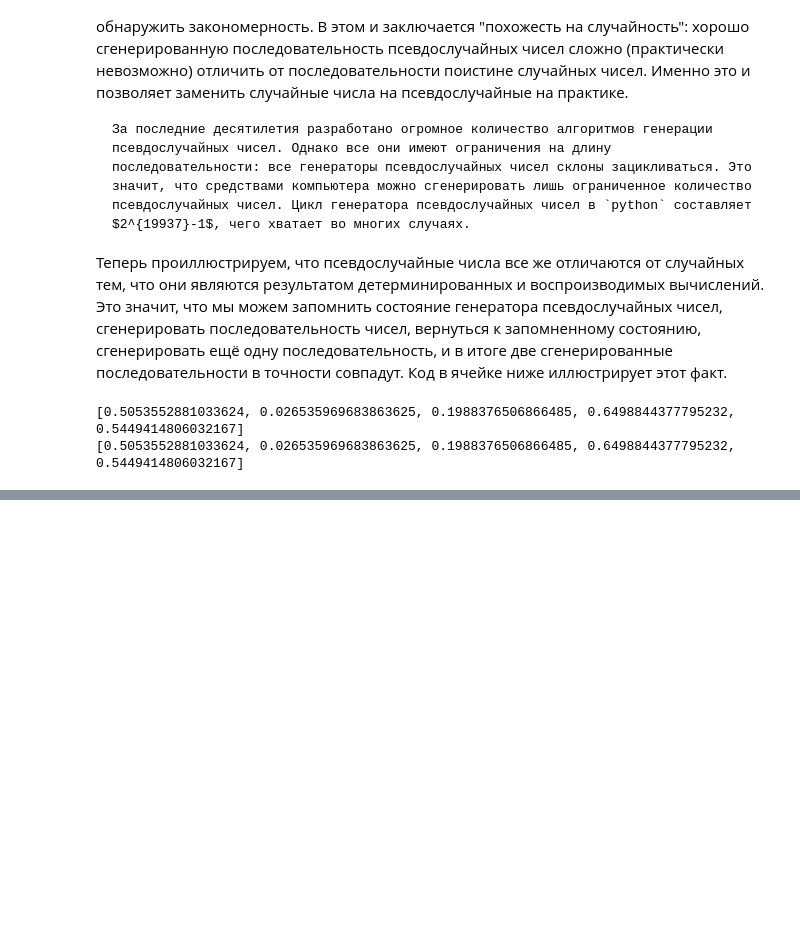
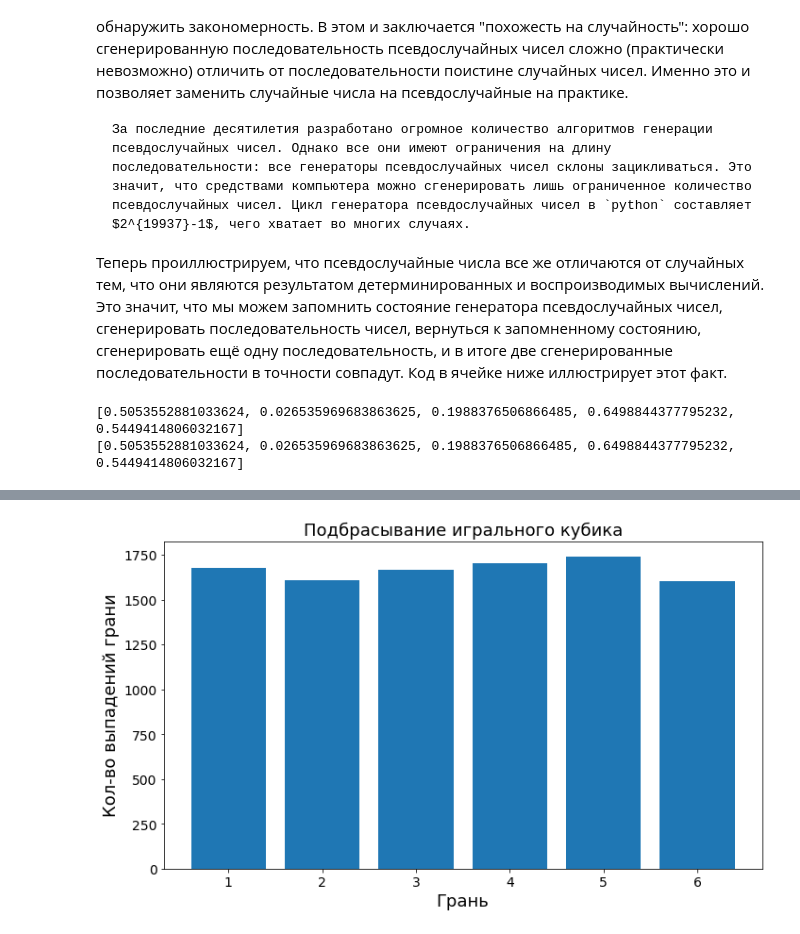
Before and after one commit to FadeevLecturer/python_lectures, a Jupyter notebook: notebooks/numpy/random.ipynb, the cells around one changed output, grey strips where cells are left out. Saved outputs shown, nothing was run; the diff lists cells and outputs as text; code cells hidden in the pictures; blank space fills up the shorter version.

Commit message:
some changes in rng and matplotlib homework

```diff
--- a/notebooks/numpy/random.ipynb
+++ b/notebooks/numpy/random.ipynb
@@ -104,0 +110,17 @@ print(x)
+# %%
+from matplotlib import pyplot as plt
+import numpy as np
+
+def plot_discrete(generated, xlabel, ylabel, title):
+    fig, ax = plt.subplots(figsize=(10, 6), layout="tight")
+    values, appearances = np.unique(generated, return_counts=True)
+    ax.tick_params(labelsize=14)
+    ax.bar(values, appearances)
+    ax.set_xlabel(xlabel, size=18)
+    ax.set_ylabel(ylabel, size=18)
+    ax.set_title(title, size=18)
+# %%
+faces = rng.integers(low=1, high=6, endpoint=True, size=10000)
+plot_discrete(faces, "Грань", "Кол-во выпадений грани", "Подбрасывание игрального кубика")
+# %% [output]
+[figure, added]
```
Also changed, not shown: parts of 26 cells of this notebook, 3 other files.
